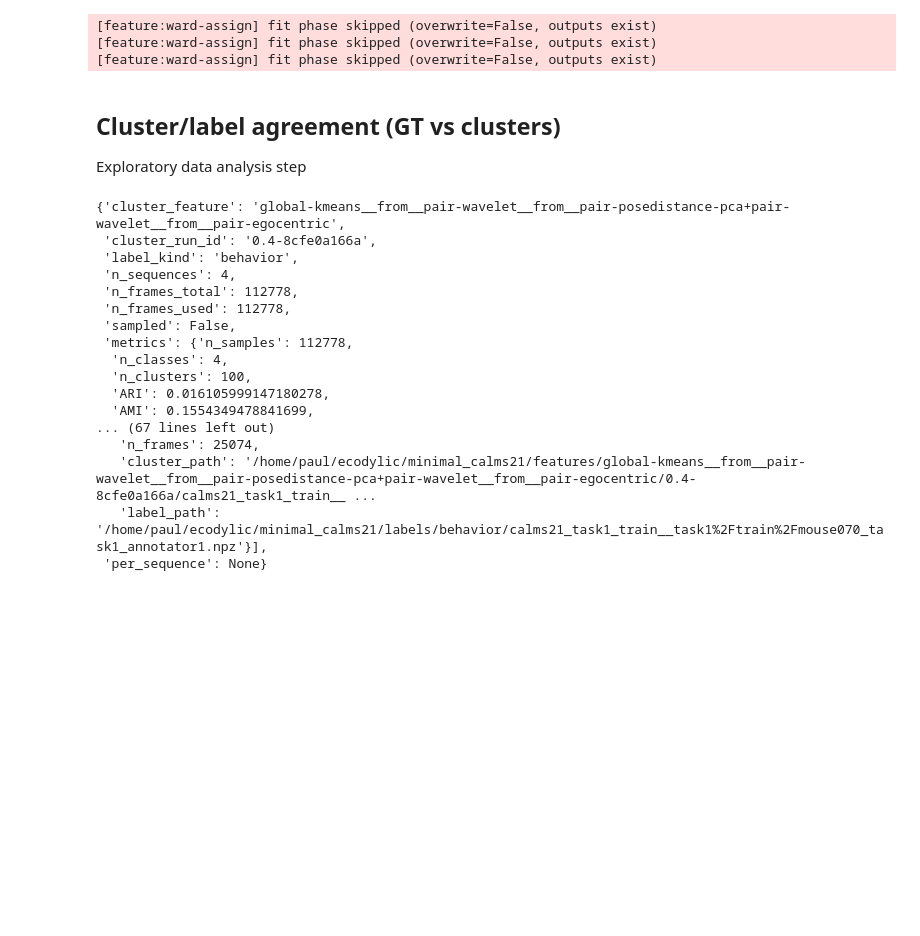
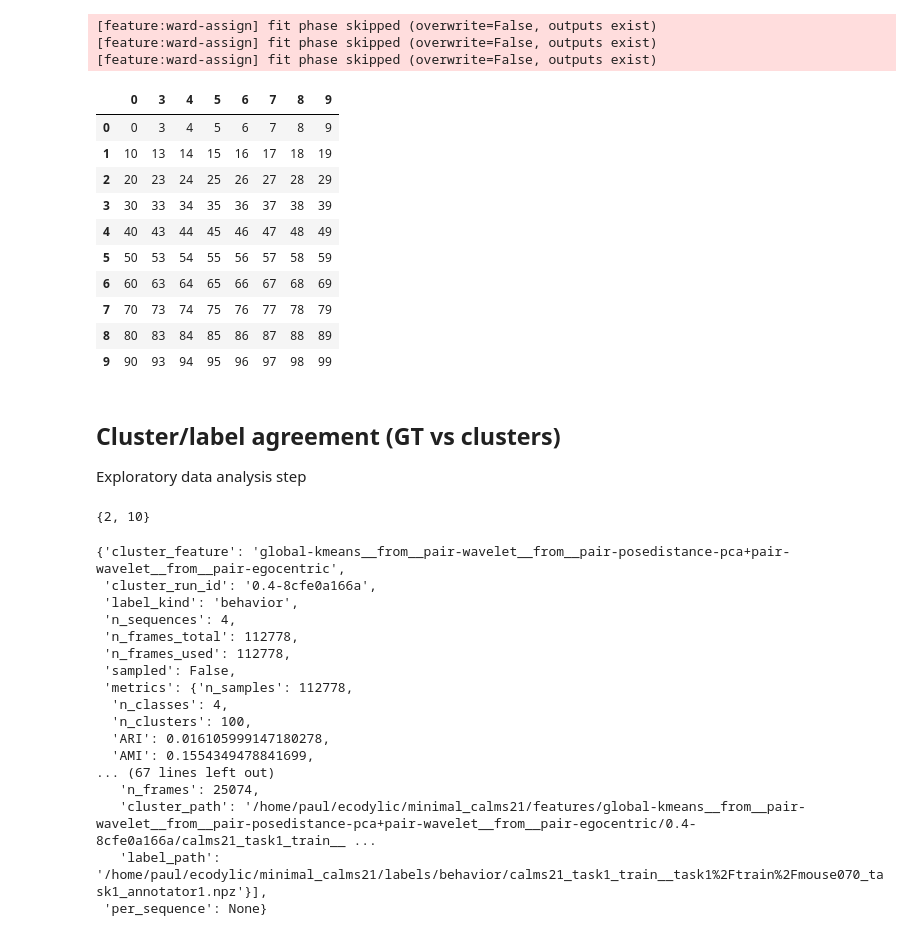
Before and after one commit to EcodylicScience/mosaic, a Jupyter notebook: notebooks/calms21-template.ipynb, the cells around one changed output. Drawn from its saved outputs; the diff is of its cells as text; code cells hidden in the pictures; blank space fills up the shorter version.

```diff
--- a/notebooks/calms21-template.ipynb
+++ b/notebooks/calms21-template.ipynb
@@ -207,7 +209,44 @@ for cut in [25, 50, 100]:
+# %%
+pd.DataFrame(np.arange(100).reshape(10, 10)).drop(columns=set([1, 2, 11]) & set(range(10)))
+# %% [output]
+|  | 0 | 3 | 4 | 5 | 6 | 7 | 8 | 9 |
+| 0 | 0 | 3 | 4 | 5 | 6 | 7 | 8 | 9 |
+| 1 | 10 | 13 | 14 | 15 | 16 | 17 | 18 | 19 |
+| 2 | 20 | 23 | 24 | 25 | 26 | 27 | 28 | 29 |
+| 3 | 30 | 33 | 34 | 35 | 36 | 37 | 38 | 39 |
+| 4 | 40 | 43 | 44 | 45 | 46 | 47 | 48 | 49 |
+| 5 | 50 | 53 | 54 | 55 | 56 | 57 | 58 | 59 |
+| 6 | 60 | 63 | 64 | 65 | 66 | 67 | 68 | 69 |
+| 7 | 70 | 73 | 74 | 75 | 76 | 77 | 78 | 79 |
+| 8 | 80 | 83 | 84 | 85 | 86 | 87 | 88 | 89 |
+| 9 | 90 | 93 | 94 | 95 | 96 | 97 | 98 | 99 |
 # %% [markdown]
 ## Cluster/label agreement (GT vs clusters)
 
 Exploratory data analysis step
+# %%
+from dataclasses import dataclass
+
+@dataclass
+class A:
+    a: int = 1
+
+@dataclass
+class B:
+    b: int = 2
+
+a = A()
+b = B()
+
+def build_set():
+    global a, b
+    return set([a.a, b.b])
+
+a = A(a=10)
+
+build_set()
+# %% [output]
+{2, 10}
 # %%
 kmeans_feature = k_result.feature
 run_id = k_result.run_id
```
Also changed, not shown: parts of 1 cell of this notebook, 46 other files.
